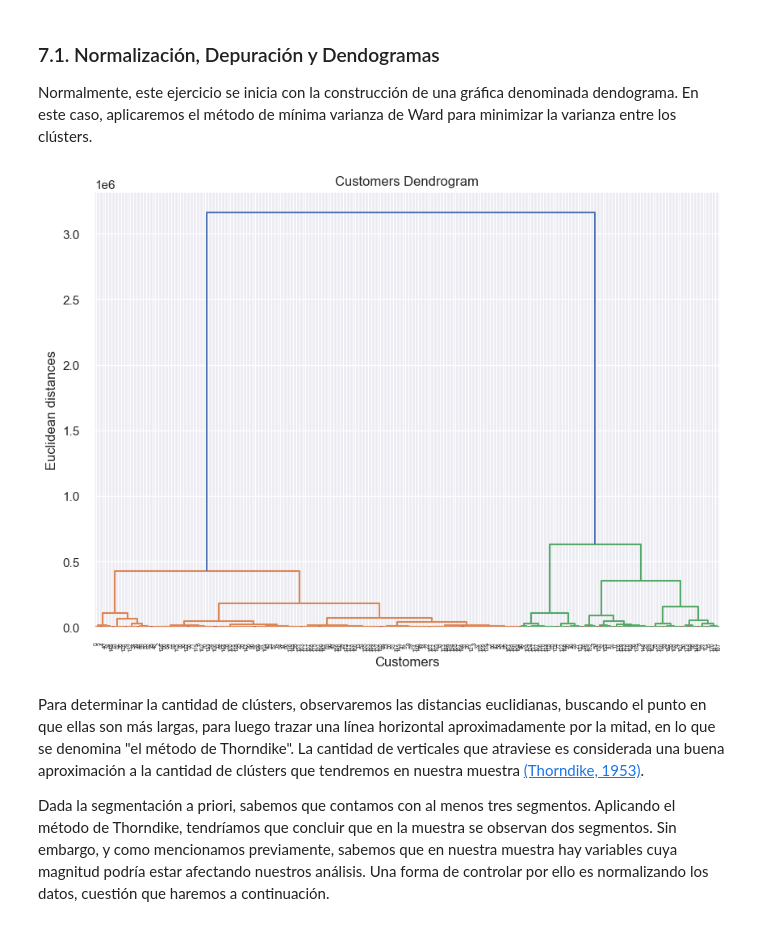
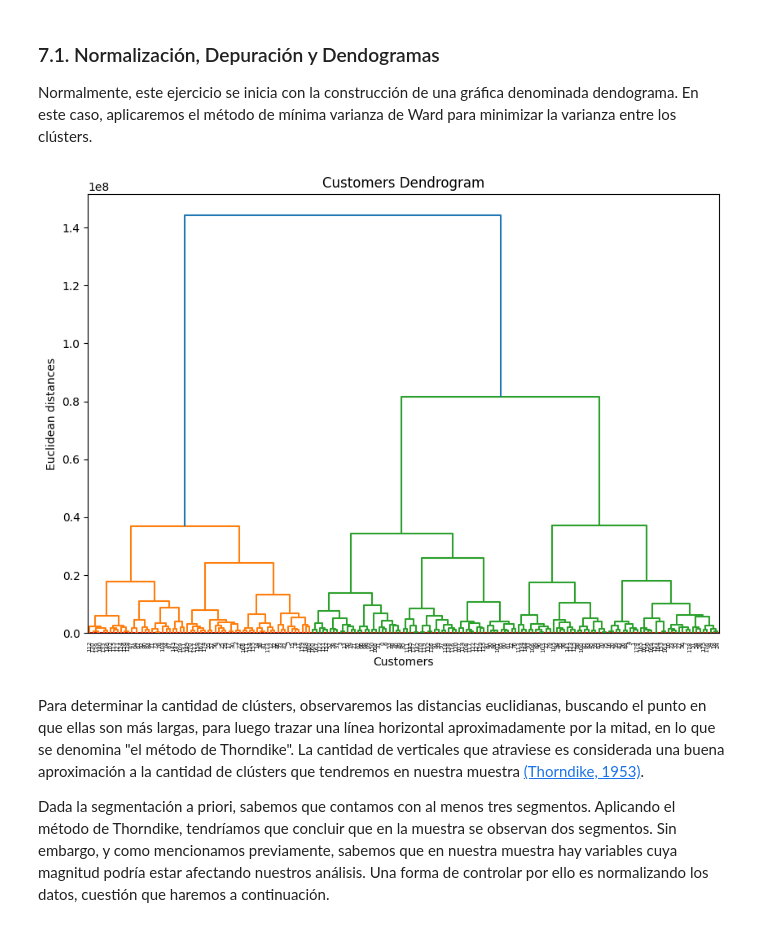
Before and after one commit to benstighe/Marketing, a Jupyter notebook: laboratorio_segmentacion.ipynb, the cells around one changed output. Cells and saved outputs as stored; diff of their text form; code cells hidden in the pictures.

```diff
--- a/laboratorio_segmentacion.ipynb
+++ b/laboratorio_segmentacion.ipynb
@@ -62,8 +60,11 @@ Hojas disponibles: ['atributos_propuesto', 'encuesta_propuesto', 'metadata_propu
 Las variables nominales son las siguientes: Sexo.
 # %%
 # For Sexo there is no real hierarchy, but it has few options so we'll transform it by hand
-mapper_sex = {'Prefiere no Responder': 0, 'Femenino': 1, 'Masculino': 2}
+mapper_sex = {'Prefiere no responder': 0,'Prefiere no Responder': 0, 'Femenino': 1, 'Masculino': 2}
 dataset_encuesta_numerico['Sexo'] = dataset_encuesta_numerico['Sexo'].replace(mapper_sex)
 
 # Verificación de los resultados
-#print(dataset_encuesta_numerico.head())
+print(dataset_encuesta_numerico.dtypes)
+
+# Comprobar si quedan valores no mapeados (sirvió para encontrar uno con minúscula que no estab siendo mapeado)
+print(dataset_encuesta_numerico['Sexo'].unique())
@@ -74,6 +85,7 @@ En este caso las variables ordinales son estado civil, nivel educacional y situa
 # %%
 # 3. Estado Civil
 mapper_civil = {
+    'Soltero': 0,
     'Soltero/a': 0,
     'Conviviendo': 1,
     'Acuerdo de Unión Civil': 2,
@@ -92,6 +104,7 @@ mapper_educacion = {
     'Postgrado': 4
 }
 dataset_encuesta_numerico['Nivel Educacional'] = dataset_encuesta_numerico['Nivel Educacional'].replace(mapper_educacion)
+
 # 5. Situación Laboral
 mapper_situacion = {
     'Trabajador dependiente': 0,
@@ -323,0 +211,7 @@ fig.show()
+# %%
+
+dataset_enriquecido['Cuenta'] = pd.to_numeric(dataset_enriquecido['Cuenta'], errors='coerce')
+dataset_enriquecido['Sexo'] = pd.to_numeric(dataset_enriquecido['Sexo'], errors='coerce')
+print("\nPrimeras filas del dataset enriquecido:")
+#print(dataset_enriquecido.head())
+print(dataset_enriquecido.dtypes)
@@ -323,0 +236,4 @@ fig.show()
+# %%
+dataset_enriquecido['Fecha de Registro'] = dataset_enriquecido['Fecha de Registro'].str.replace('/', '', regex=False)
+dataset_enriquecido['Fecha de Registro']= pd.to_numeric(dataset_enriquecido['Fecha de Registro'], errors='coerce')
+print(dataset_enriquecido['Fecha de Registro'])
@@ -340,27 +323,27 @@ Normalmente, este ejercicio se inicia con la construcción de una gráfica denom
 # %%
 # Preparing our plot
 plt.figure(figsize=(10, 7))
 plt.title("Customers Dendrogram")
 plt.ylabel('Euclidean distances')
 plt.xlabel('Customers')
 
 # Selecting Annual Income and Spending Scores by index
-excluded_cols = ['Identificador']
-filtered_cols = [col for col in dataset_corregido.columns
+excluded_cols = ['Rut']
+filtered_cols = [col for col in dataset_enriquecido.columns
                  if col not in excluded_cols]
 
-selected_data = dataset_corregido[filtered_cols].copy(deep=True) #[['Consumo', 'Frecuencia', 'Pobreza de la Comuna']]
+selected_data = dataset_enriquecido[filtered_cols].copy(deep=True) #[['Nivel Educacional', 'Situación Laboral', 'Monto Invertido']]
 
 clusters = sch.linkage(selected_data, method='ward', metric="euclidean")
 
 # Aproximation to the number of clusters
 plt.axhline(y = 500, color = 'r', linestyle = '-')
 
 # Creating and showing our dendogram
 sch.dendrogram(Z=clusters)
 plt.show()
 # %% [output]
-[figure, old version]
+[figure, new version]
 # %% [markdown]
 Para determinar la cantidad de clústers, observaremos las distancias euclidianas, buscando el punto en que ellas son más largas, para luego trazar una línea horizontal aproximadamente por la mitad, en lo que se denomina "el método de Thorndike". La cantidad de verticales que atraviese es considerada una buena aproximación a la cantidad de clústers que tendremos en nuestra muestra [(Thorndike, 1953)](https://citeseerx.ist.psu.edu/viewdoc/summary?doi=10.1.1.177.7605).
 
```
Also changed, not shown: parts of 42 cells of this notebook, 1 other file.
